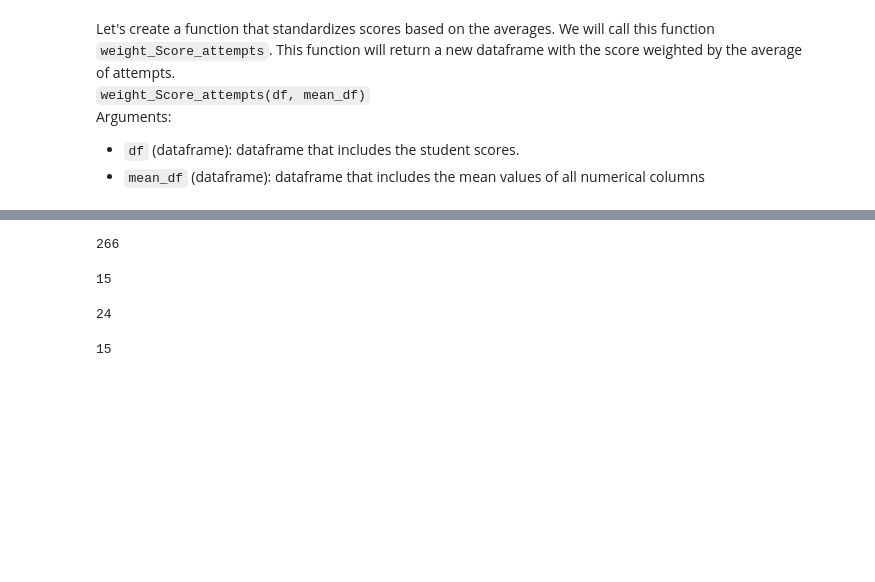
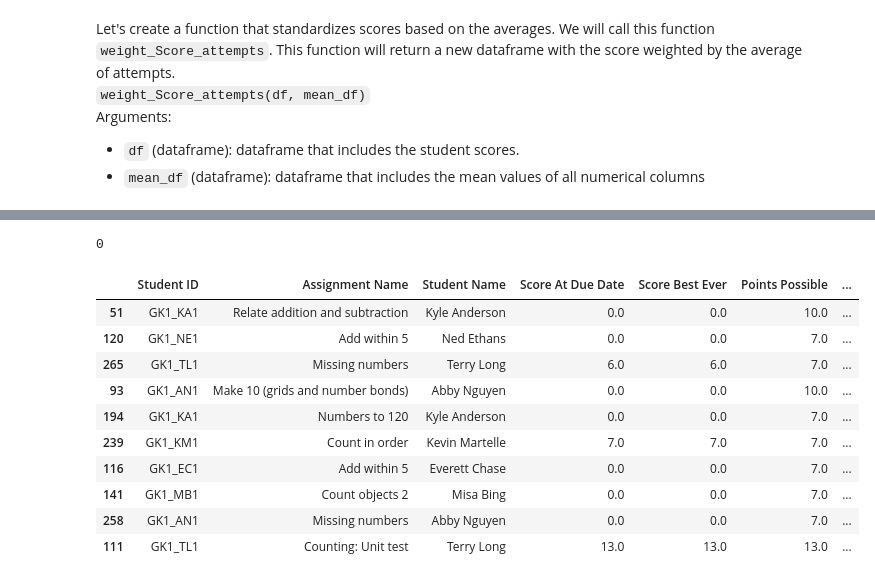
Before and after one commit to kle96/student-dashboard, a Jupyter notebook: data_cleaning/data_cleaning1.ipynb, the cells around one changed output, grey strips where cells are left out. Cells and saved outputs as stored; diff of their text form; code cells hidden in the pictures; blank space fills up the shorter version.

Commit message:
Fixed function that calculates weighted scores

```diff
--- a/data_cleaning/data_cleaning1.ipynb
+++ b/data_cleaning/data_cleaning1.ipynb
@@ -510,7 +487,7 @@ def weight_Score_attempts(df, mean_df):
     df_new = df.merge(mean_df[['Number Of Attempts']], on= "Assignment Name", how='outer')
     df_new['Weighted Score'] = (1 + (df_new['Number Of Attempts_y'] - df_new['Number Of Attempts_x'])/df_new['Number Of Attempts_y'])*df_new["Score Best Ever"]
     # Have any missing data for Number Of Attempts_y and Weighted Score set to 0
-    df_new[['Number Of Attempts_y','Weighted Score']].fillna(0, inplace=True)
+    df_new.fillna({'Number Of Attempts_y':0, 'Weighted Score': 0}, inplace=True)
     df_new.columns= list(df.columns) + ['Average Number Of Attempts', 'Weighted Score']
     return df_new
 # %%
@@ -527,16 +495,18 @@ len(df_weight)
-# %%
-len(df)
-# %% [output]
-266
-# %%
-len(df_weight['Assignment Name'].unique())
-# %% [output]
-15
-# %%
-len(df['Assignment Name'].unique())
-# %% [output]
-24
-# %%
-len(df_mean)
-# %% [output]
-15
+# %%
+len(df_weight.loc[df_weight['Weighted Score'].isna() == True,])
+# %% [output]
+0
+# %%
+df_weight.sample(10)
+# %% [output]
+|  | Student ID | Assignment Name | Student Name | Score At Due Date | Score Best Ever | Points Possible | ... |
+| 51 | GK1_KA1 | Relate addition and subtraction | Kyle Anderson | 0.0 | 0.0 | 10.0 | ... |
+| 120 | GK1_NE1 | Add within 5 | Ned Ethans | 0.0 | 0.0 | 7.0 | ... |
+| 265 | GK1_TL1 | Missing numbers | Terry Long | 6.0 | 6.0 | 7.0 | ... |
+| 93 | GK1_AN1 | Make 10 (grids and number bonds) | Abby Nguyen | 0.0 | 0.0 | 10.0 | ... |
+| 194 | GK1_KA1 | Numbers to 120 | Kyle Anderson | 0.0 | 0.0 | 7.0 | ... |
+| 239 | GK1_KM1 | Count in order | Kevin Martelle | 7.0 | 7.0 | 7.0 | ... |
+| 116 | GK1_EC1 | Add within 5 | Everett Chase | 0.0 | 0.0 | 7.0 | ... |
+| 141 | GK1_MB1 | Count objects 2 | Misa Bing | 0.0 | 0.0 | 7.0 | ... |
+| 258 | GK1_AN1 | Missing numbers | Abby Nguyen | 0.0 | 0.0 | 7.0 | ... |
+| 111 | GK1_TL1 | Counting: Unit test | Terry Long | 13.0 | 13.0 | 13.0 | ... |
```
Also changed, not shown: parts of 6 cells of this notebook.
